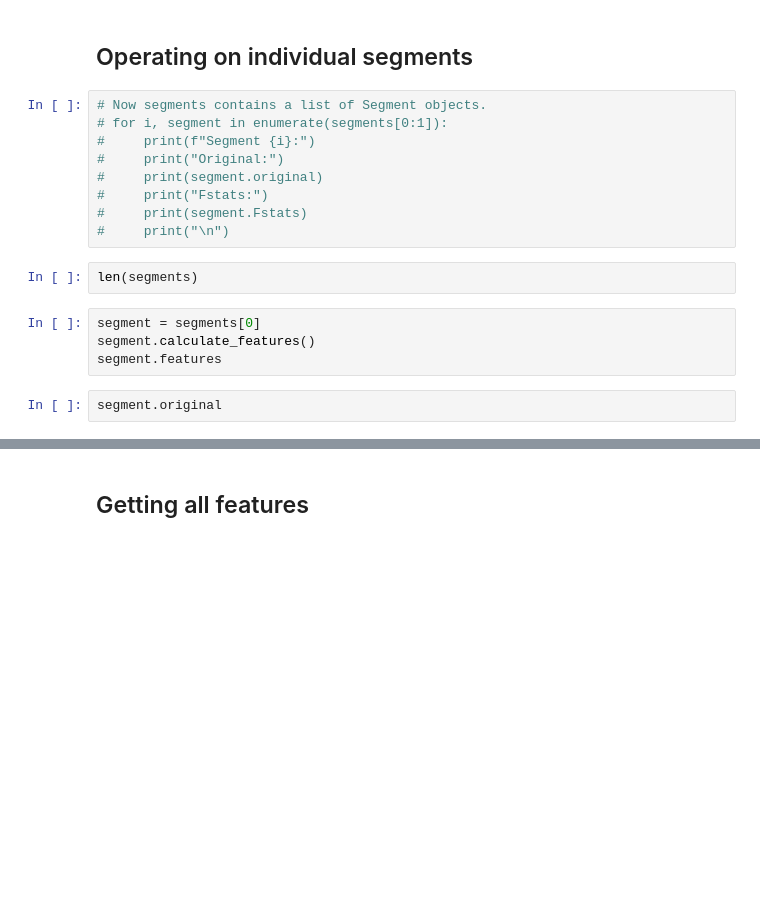
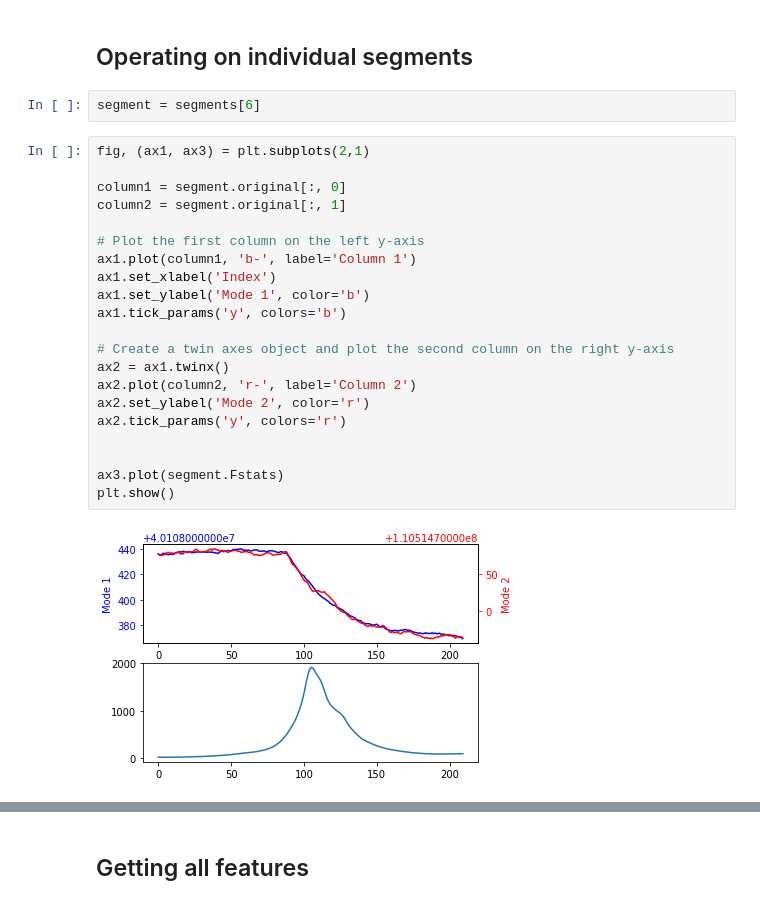
Before and after one commit to NEMS-AI/jump-detection, a Jupyter notebook: notebooks/Example_JumpDetection.ipynb, the cells around one changed output, grey strips where cells are left out. Drawn from its saved outputs; the diff is of its cells as text; blank space fills up the shorter version.

```diff
--- a/notebooks/Example_JumpDetection.ipynb
+++ b/notebooks/Example_JumpDetection.ipynb
@@ -67,20 +52,28 @@ plt.plot(processor.moving_fstats)
 # Step 2: Reduce to single-event jumps
 # %% [markdown]
 ## Operating on individual segments
-# %%
-# Now segments contains a list of Segment objects.
-# for i, segment in enumerate(segments[0:1]):
-#     print(f"Segment {i}:")
-#     print("Original:")
-#     print(segment.original)
-#     print("Fstats:")
-#     print(segment.Fstats)
-#     print("\n")
-# %%
-len(segments)
-# %%
-segment = segments[0]
-segment.calculate_features()
-segment.features
+# %%
+segment = segments[6]
 # %%
-segment.original
+fig, (ax1, ax3) = plt.subplots(2,1)
+
+column1 = segment.original[:, 0]
+column2 = segment.original[:, 1]
+
+# Plot the first column on the left y-axis
+ax1.plot(column1, 'b-', label='Column 1')
+ax1.set_xlabel('Index')
+ax1.set_ylabel('Mode 1', color='b')
+ax1.tick_params('y', colors='b')
+
+# Create a twin axes object and plot the second column on the right y-axis
+ax2 = ax1.twinx()
+ax2.plot(column2, 'r-', label='Column 2')
+ax2.set_ylabel('Mode 2', color='r')
+ax2.tick_params('y', colors='r')
+
+
+ax3.plot(segment.Fstats)
+plt.show()
+# %% [output]
+[figure, added]
```
Also changed, not shown: parts of 31 cells of this notebook, 2 other files.
